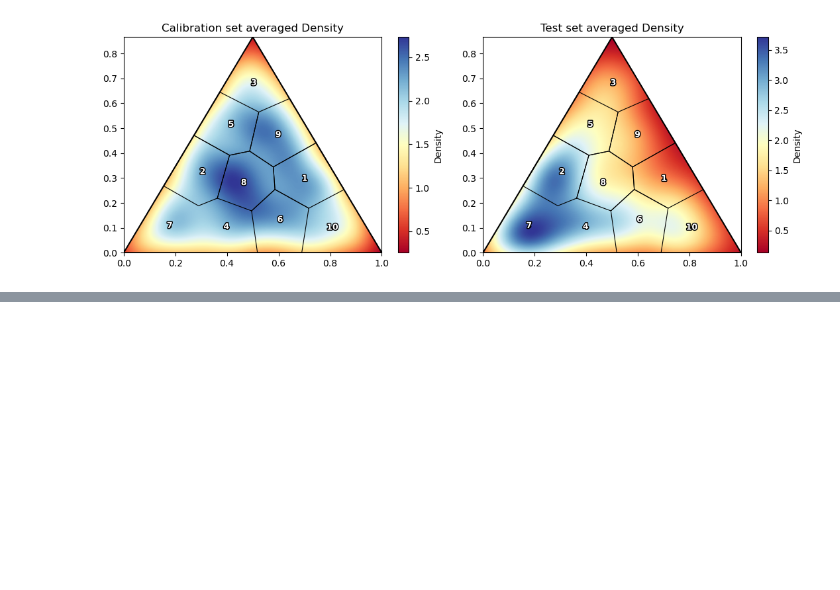
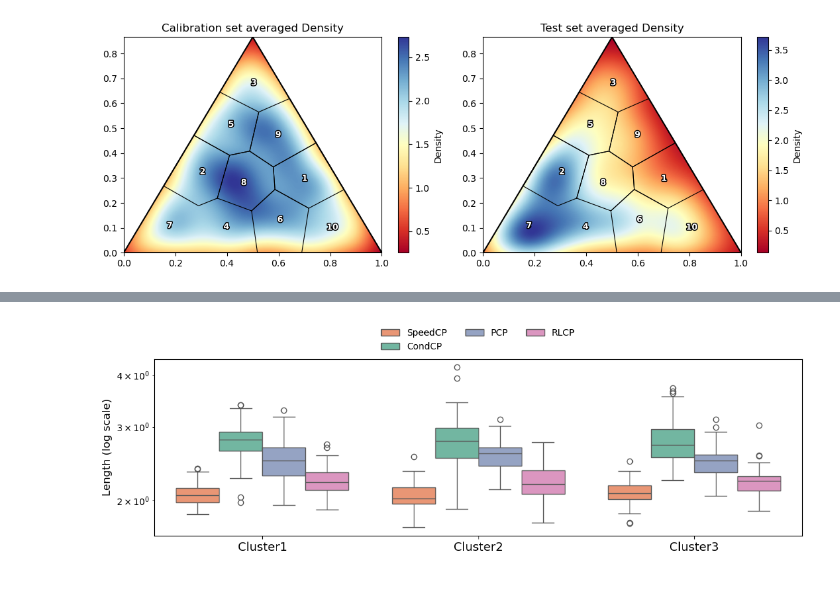
Before and after one commit to yeojin-jung/speedcp, a Jupyter notebook: notebooks/Mixture toy example (original).ipynb, the cells around one changed output, grey strips where cells are left out. Cells and saved outputs as stored; diff of their text form; code cells hidden in the pictures; blank space fills up the shorter version.

```diff
--- a/codes/Experiments - synthetic_data.ipynb
+++ b/notebooks/Mixture toy example (original).ipynb
@@ -270 +270,28 @@ for f in files:
+# %%
+fig, ax = plt.subplots(figsize=(11, 4))
+
+coverage_df["shift_type"] = coverage_df["shift_type"].astype(str)
+
+# Create boxplot
+sns.boxplot(data=coverage_df[coverage_df['shift_type'].str.startswith('Cluster')],
+            x="shift_type", y="cutoff", hue="method",
+            palette=palette, ax=ax)
+legend = sns.move_legend(
+    ax, "lower center",
+    bbox_to_anchor=(.5, 1), ncol=3, title=None, frameon=False,
+)
+if legend:
+    for text in legend.get_texts():
+        text.set_fontsize(14)
+
+# Set y-axis to log scale
+ax.set_yscale('log')
+ax.set_xlabel(" ")
+ax.set_ylabel("Length (log scale)", fontsize = 12)
+plt.xticks(rotation=0)
+ax.tick_params(axis='x', labelsize=13)
+ax.tick_params(axis='y', labelsize=13)
+plt.tight_layout()
+# %% [output]
+[figure, added]
 # %% [markdown]
```
Also changed, not shown: parts of 18 cells of this notebook, 32 other files.
